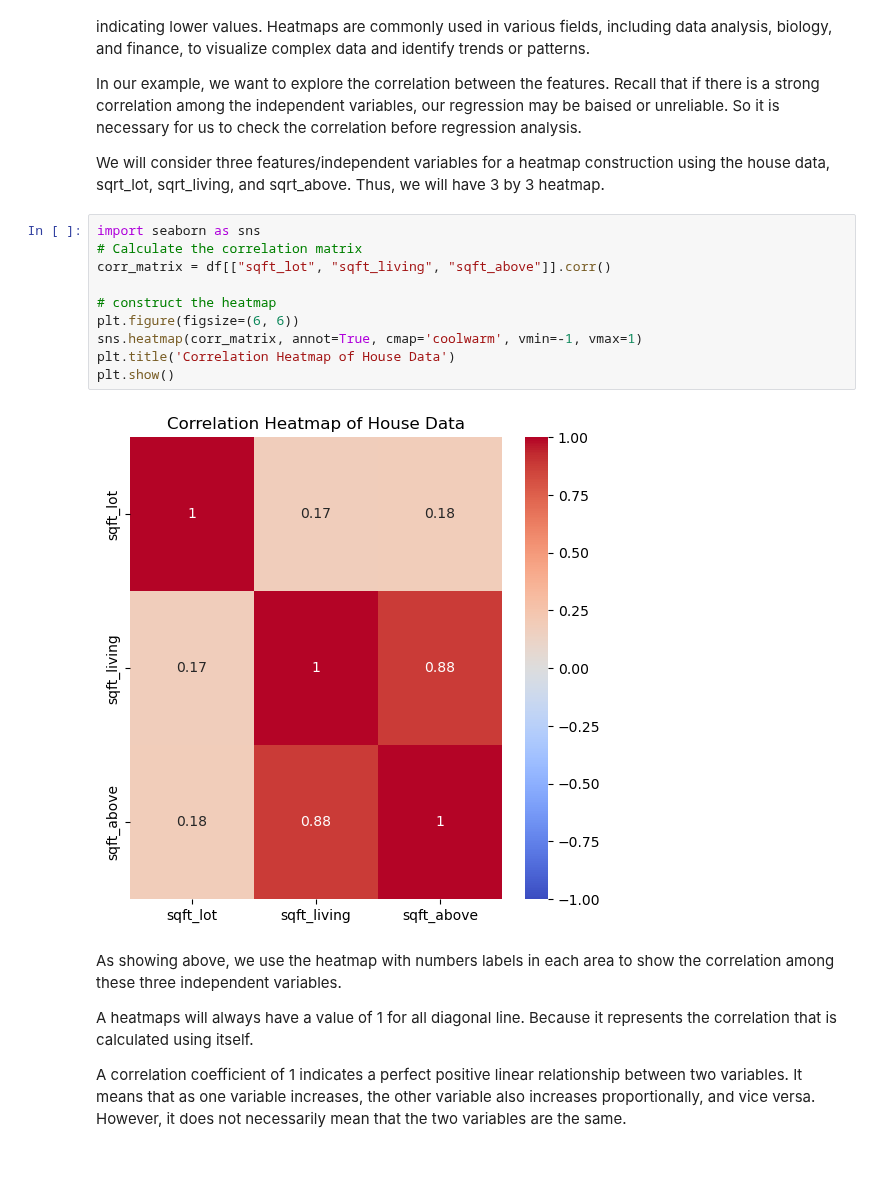
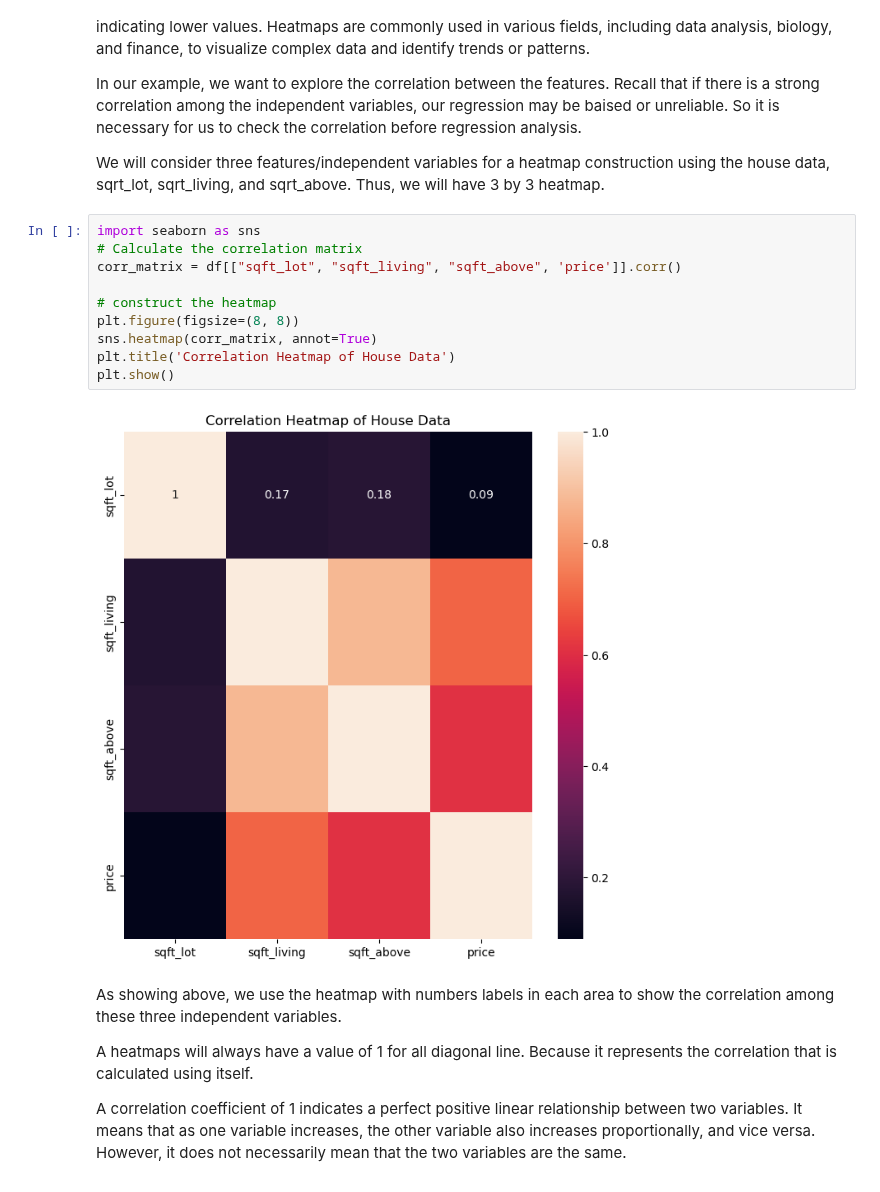
Before and after one commit to jzy0040/PythonIntroAndDataModeling, a Jupyter notebook: notebooks/BAN7101BusinessAnalytics/RegressionAnalysis.ipynb, the cells around one changed output. Cells and saved outputs as stored; diff of their text form.

```diff
--- a/notebooks/BAN7101BusinessAnalytics/RegressionAnalysis.ipynb
+++ b/notebooks/BAN7101BusinessAnalytics/RegressionAnalysis.ipynb
@@ -221,15 +229,15 @@ Thus, we will have 3 by 3 heatmap.
 # %%
 import seaborn as sns
 # Calculate the correlation matrix
-corr_matrix = df[["sqft_lot", "sqft_living", "sqft_above"]].corr()
+corr_matrix = df[["sqft_lot", "sqft_living", "sqft_above", 'price']].corr()
 
 # construct the heatmap
-plt.figure(figsize=(6, 6))
-sns.heatmap(corr_matrix, annot=True, cmap='coolwarm', vmin=-1, vmax=1)
+plt.figure(figsize=(8, 8))
+sns.heatmap(corr_matrix, annot=True)
 plt.title('Correlation Heatmap of House Data')
 plt.show()
 # %% [output]
-[figure, old version]
+[figure, new version]
 # %% [markdown]
 As showing above, we use the heatmap with numbers labels in each area to show the correlation among these three independent variables.
 
```
Also changed, not shown: parts of 6 cells of this notebook, 4 other files.
